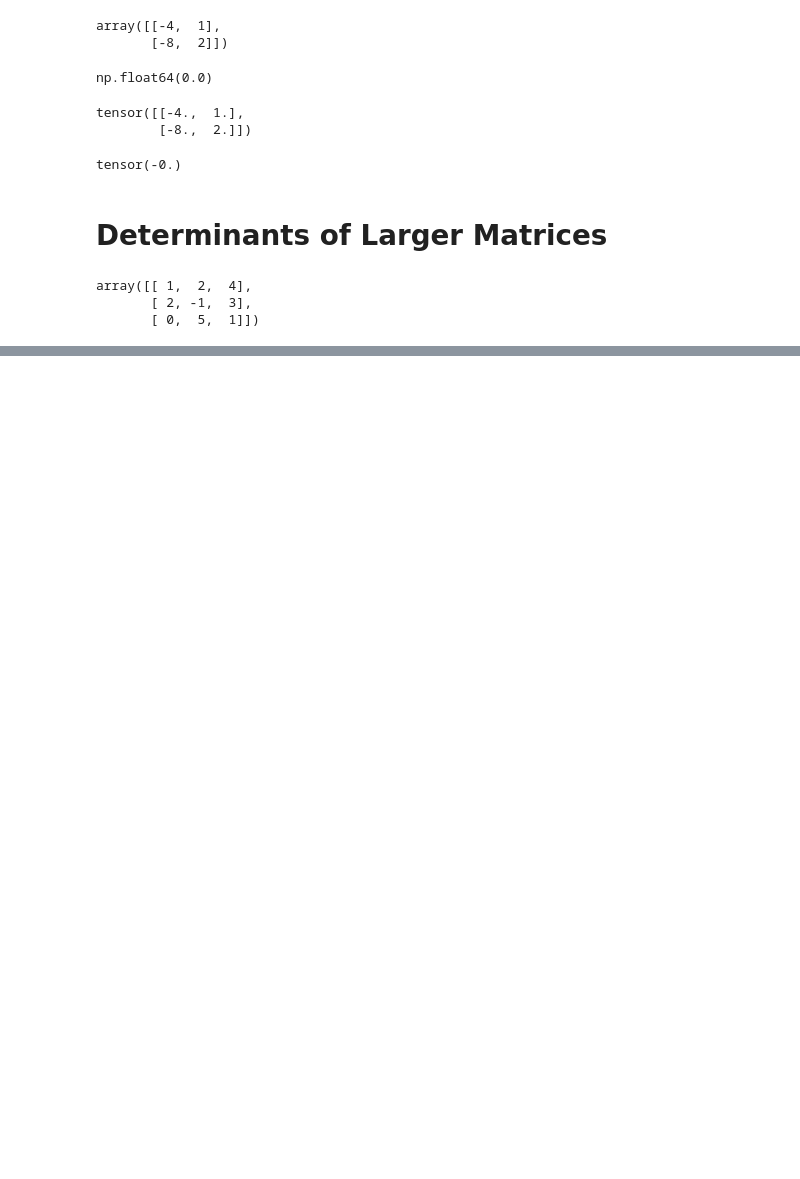
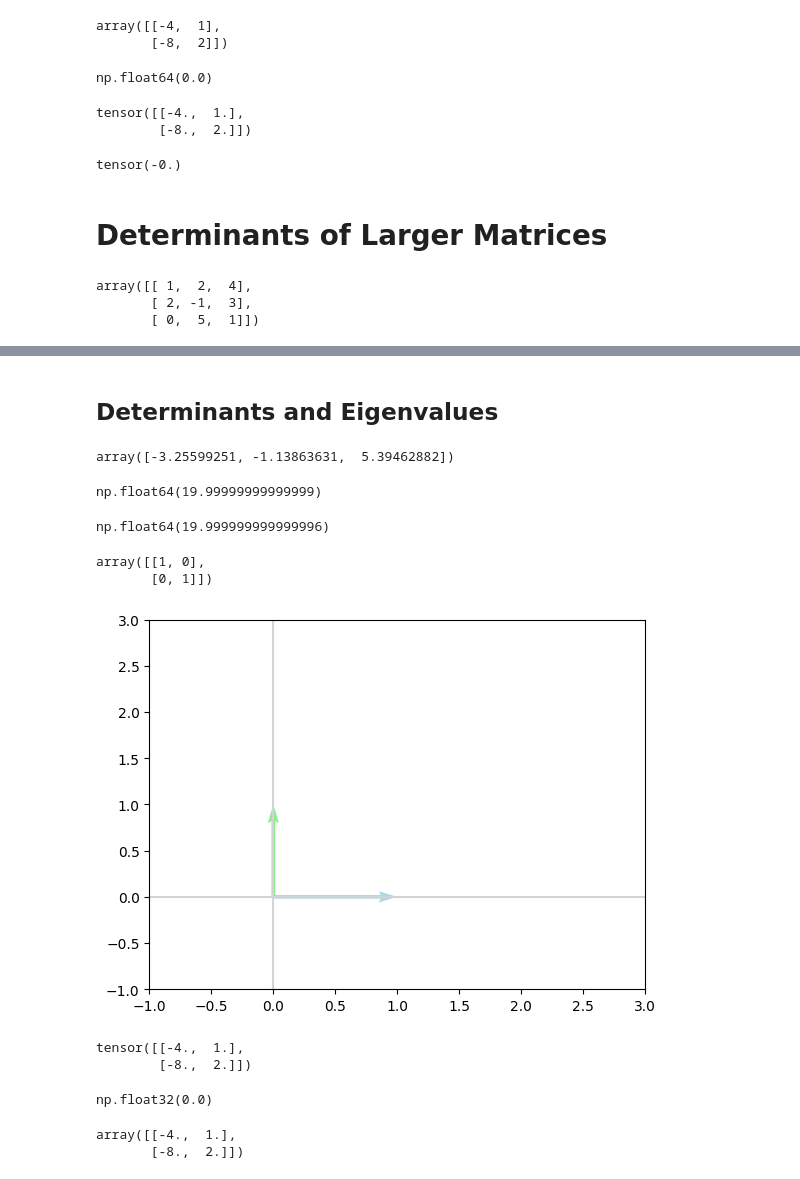
Before and after one commit to Camiloesp/Mathematical-Foundations-of-Machine-Learning, a Jupyter notebook: 34_MatrixOperations.ipynb, the cells around one changed output, grey strips where cells are left out. Saved outputs shown, nothing was run; the diff lists cells and outputs as text; code cells hidden in the pictures; blank space fills up the shorter version.

Commit message:
Determinants and Eigenvalues

```diff
--- a/34_MatrixOperations.ipynb
+++ b/34_MatrixOperations.ipynb
@@ -419,0 +420,47 @@ np.linalg.det(X)
+# %% [markdown]
+## Determinants and Eigenvalues
+# %%
+lambdas, V = np.linalg.eig(X)
+lambdas
+# %% [output]
+array([-3.25599251, -1.13863631,  5.39462882])
+# %%
+#np.product(lambdas)
+np.prod(lambdas)
+# %% [output]
+np.float64(19.99999999999999)
+# %%
+np.abs(np.linalg.det(X))
+# %% [output]
+np.float64(19.999999999999996)
+# %%
+B = np.array([[1,0],[0,1]])
+B
+# %% [output]
+array([[1, 0],
+       [0, 1]])
+# %%
+plot_vectors(
+    [vectorfy(B,0), vectorfy(B,1)],
+    ['lightblue','lightgreen']
+)
+
+plt.xlim(-1,3)
+_=plt.ylim(-1,3)
+# %% [output]
+[figure, added]
+# %%
+N
+# %% [output]
+tensor([[-4.,  1.],
+        [-8.,  2.]])
+# %%
+np.linalg.det(N)
+# %% [output]
+np.float32(0.0)
+# %%
+NB = np.dot(N,B)
+NB
+# %% [output]
+array([[-4.,  1.],
+       [-8.,  2.]])
```
Also changed, not shown: parts of 18 cells of this notebook.
